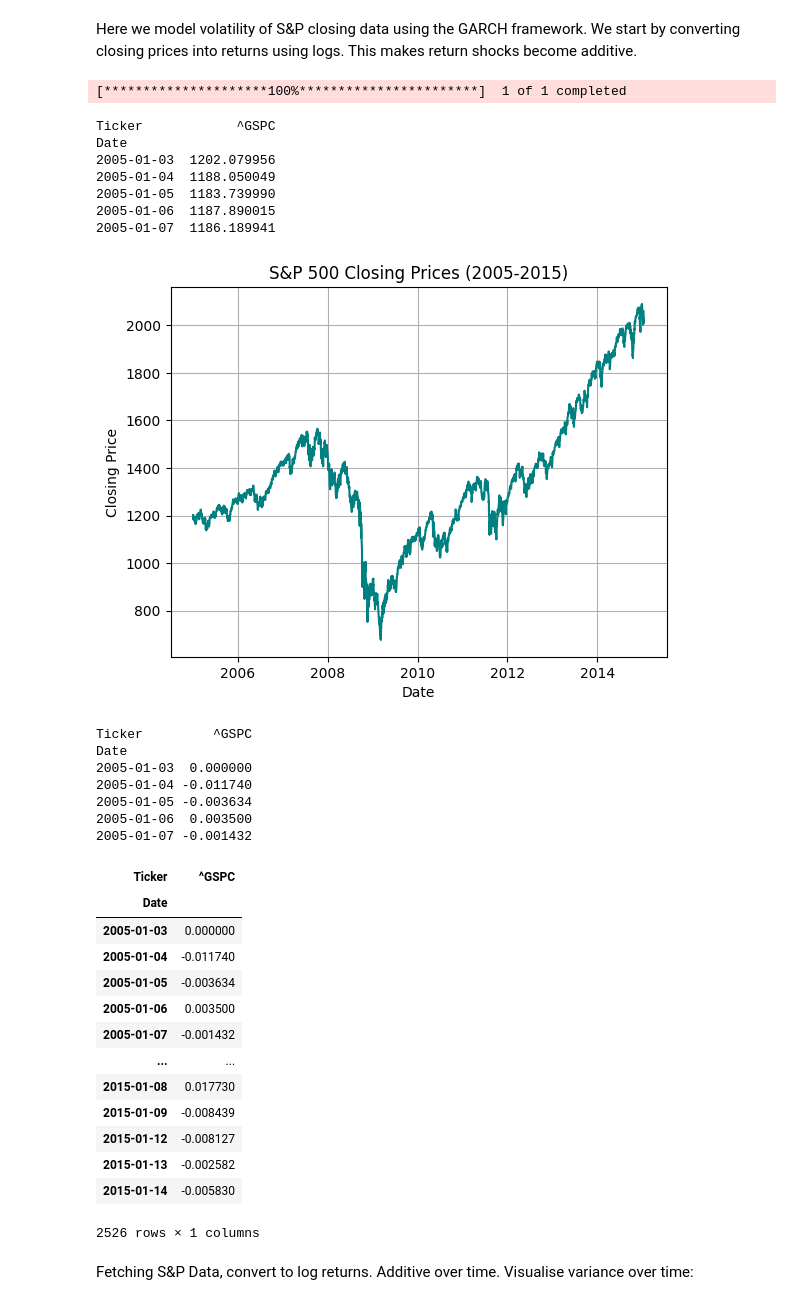
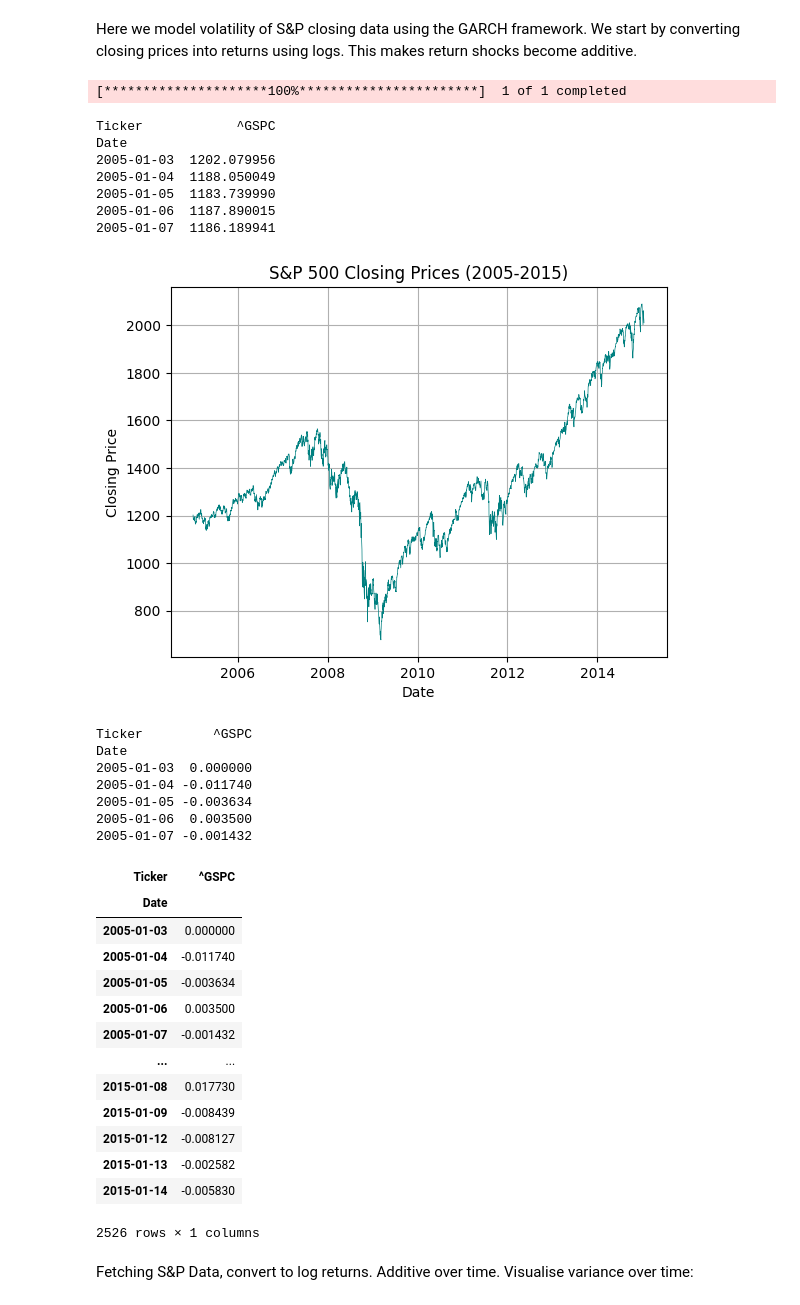
Before and after one commit to DOTDOTDAN/quantmethods, a Jupyter notebook: TimeSeries/Vol_Modelling.ipynb, the cells around one changed output. Drawn from its saved outputs; the diff is of its cells as text; code cells hidden in the pictures.

```diff
--- a/TimeSeries/Vol_Modelling.ipynb
+++ b/TimeSeries/Vol_Modelling.ipynb
@@ -6,35 +8,35 @@ Here we model volatility of S&P closing data using the GARCH framework. We start
 import pandas as pd
 import numpy as np
 from scipy.stats import norm
 from scipy.optimize import minimize
 import yfinance as yf
 import matplotlib.pyplot as plt
 from statsmodels.graphics.tsaplots import plot_acf
 
 data = yf.download(["^GSPC"], start="2005-01-01", end="2015-01-15")
 closing_prices = data['Close']
 print(closing_prices.head())
 
-plt.plot(closing_prices, color='teal')
+plt.plot(closing_prices, lw = 0.5, color='teal')
 plt.title('S&P 500 Closing Prices (2005-2015)')
 plt.grid(True)
 plt.xlabel('Date')
 plt.ylabel('Closing Price')
 plt.show()
 
 returns = np.log(closing_prices).diff().fillna(0)
 print(returns.head())
 returns
 # %% [output]
 [*********************100%***********************]  1 of 1 completed
 Ticker            ^GSPC
 Date
 2005-01-03  1202.079956
 2005-01-04  1188.050049
 2005-01-05  1183.739990
 2005-01-06  1187.890015
 2005-01-07  1186.189941
-[figure, old version]
+[figure, new version]
 Ticker         ^GSPC
 Date
 2005-01-03  0.000000
```
Also changed, not shown: parts of 8 cells of this notebook, 3 other files.
